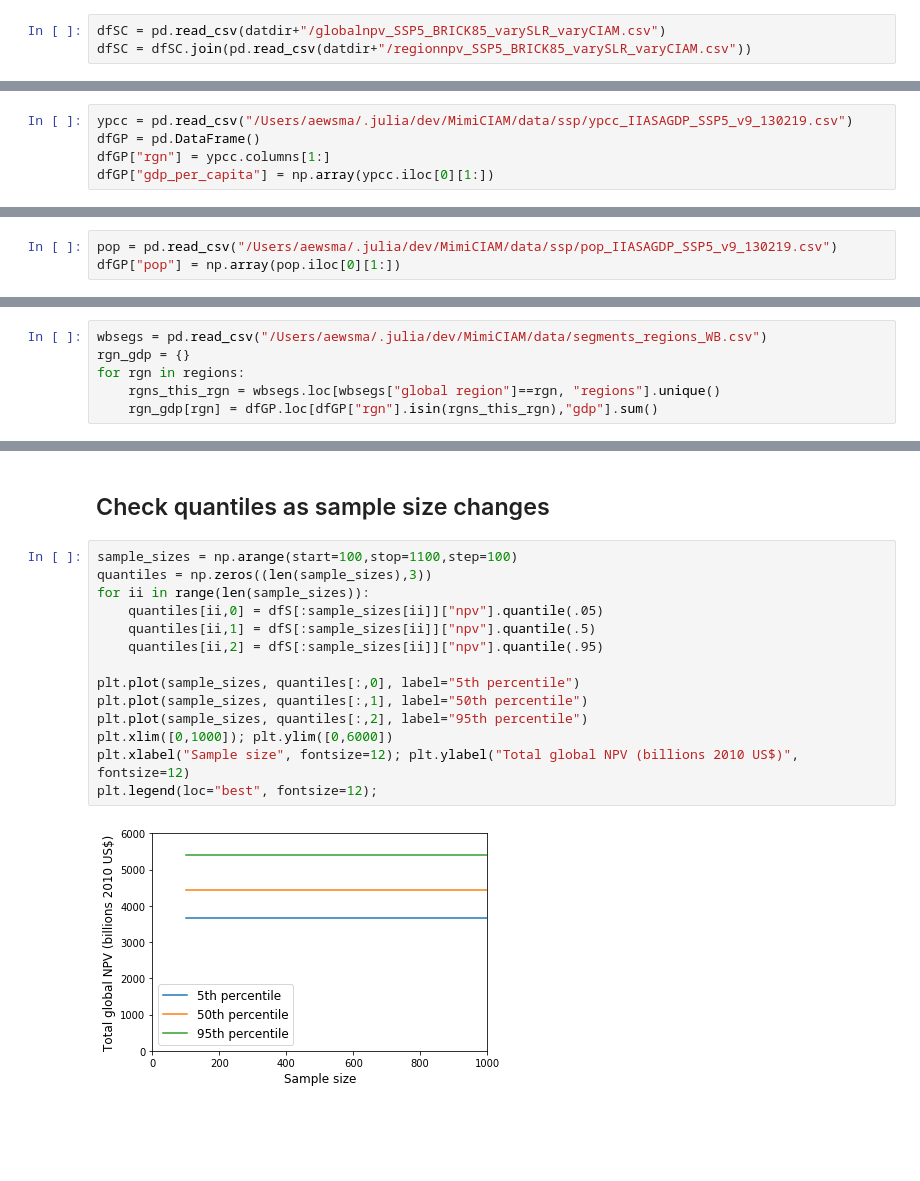
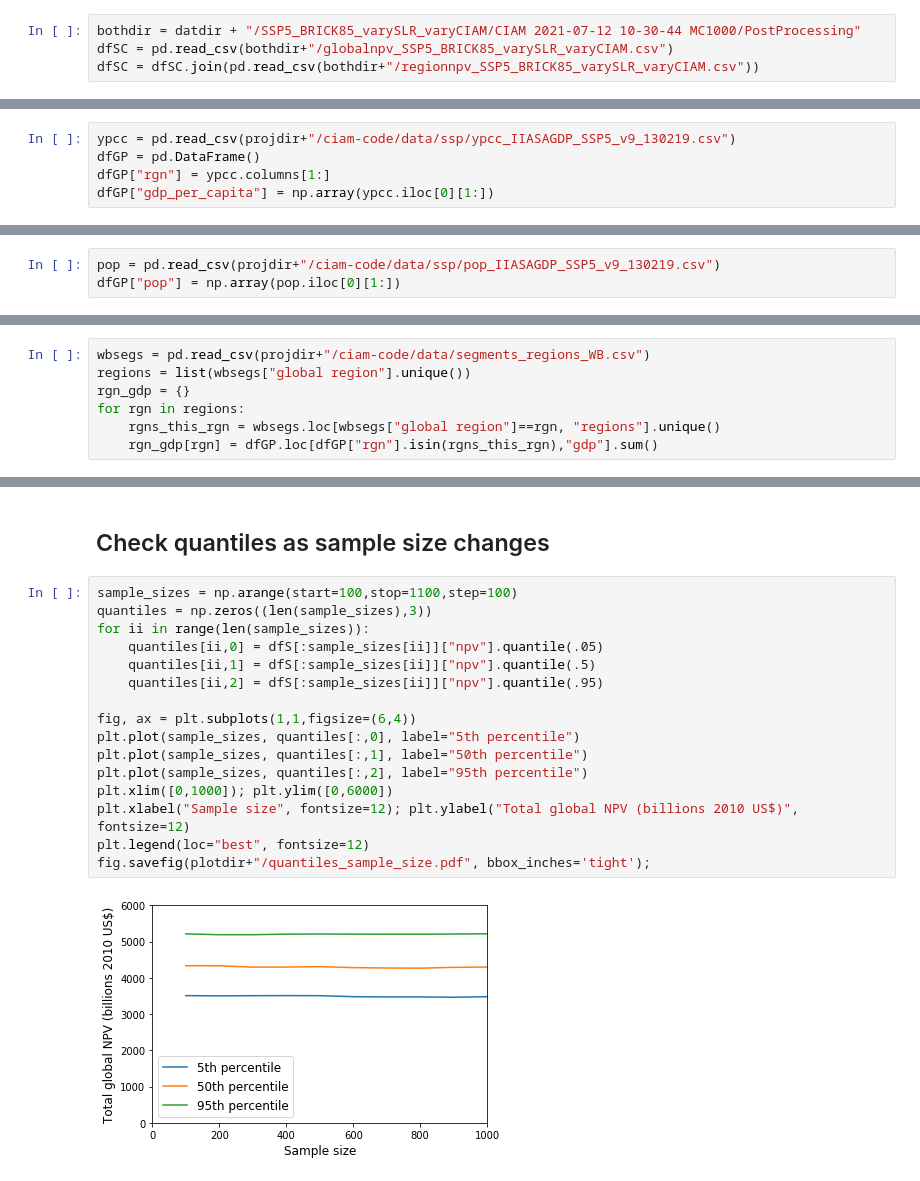
Before and after one commit to raddleverse/CIAM_uncertainty_propagation, a Jupyter notebook: plotsAndAnalysis_uncertaintyPropagation.ipynb, the cells around one changed output, grey strips where cells are left out. Cells and saved outputs as stored; diff of their text form; blank space fills up the shorter version.

```diff
--- a/plotsAndAnalysis_uncertaintyPropagation.ipynb
+++ b/plotsAndAnalysis_uncertaintyPropagation.ipynb
@@ -37,8 +51,9 @@ dfC = dfC.join(pd.read_csv(datdir+"/regionnpv_SSP5_BRICK85_varyCIAM.csv"))
 # %% [markdown]
 ### Both SLR and CIAM uncertainty
 # %%
-dfSC = pd.read_csv(datdir+"/globalnpv_SSP5_BRICK85_varySLR_varyCIAM.csv")
-dfSC = dfSC.join(pd.read_csv(datdir+"/regionnpv_SSP5_BRICK85_varySLR_varyCIAM.csv"))
+bothdir = datdir + "/SSP5_BRICK85_varySLR_varyCIAM/CIAM 2021-07-12 10-30-44 MC1000/PostProcessing"
+dfSC = pd.read_csv(bothdir+"/globalnpv_SSP5_BRICK85_varySLR_varyCIAM.csv")
+dfSC = dfSC.join(pd.read_csv(bothdir+"/regionnpv_SSP5_BRICK85_varySLR_varyCIAM.csv"))
 # %% [markdown]
 ### Histogram
 # %% [markdown]
@@ -105,14 +132,14 @@ ax2.set_xlim(ax1.get_xlim());
 
 Grabbing just the first year (2010). All in US$2010.
 # %%
-ypcc = pd.read_csv("/Users/aewsma/.julia/dev/MimiCIAM/data/ssp/ypcc_IIASAGDP_SSP5_v9_130219.csv")
+ypcc = pd.read_csv(projdir+"/ciam-code/data/ssp/ypcc_IIASAGDP_SSP5_v9_130219.csv")
 dfGP = pd.DataFrame()
 dfGP["rgn"] = ypcc.columns[1:]
 dfGP["gdp_per_capita"] = np.array(ypcc.iloc[0][1:])
 # %% [markdown]
 ### population (millions)
 # %%
-pop = pd.read_csv("/Users/aewsma/.julia/dev/MimiCIAM/data/ssp/pop_IIASAGDP_SSP5_v9_130219.csv")
+pop = pd.read_csv(projdir+"/ciam-code/data/ssp/pop_IIASAGDP_SSP5_v9_130219.csv")
 dfGP["pop"] = np.array(pop.iloc[0][1:])
 # %% [markdown]
 ### get total GDP
@@ -125,7 +152,8 @@ dfGP["gdp"] = dfGP["gdp_per_capita"]*dfGP["pop"]*1e6/1e9
 
 gdp is in units of billions US$2010, since hte NPV results are also billions
 # %%
-wbsegs = pd.read_csv("/Users/aewsma/.julia/dev/MimiCIAM/data/segments_regions_WB.csv")
+wbsegs = pd.read_csv(projdir+"/ciam-code/data/segments_regions_WB.csv")
+regions = list(wbsegs["global region"].unique())
 rgn_gdp = {}
 for rgn in regions:
     rgns_this_rgn = wbsegs.loc[wbsegs["global region"]==rgn, "regions"].unique()
@@ -269,16 +288,18 @@ for row in range(1,4):
 # %%
 sample_sizes = np.arange(start=100,stop=1100,step=100)
 quantiles = np.zeros((len(sample_sizes),3))
 for ii in range(len(sample_sizes)):
     quantiles[ii,0] = dfS[:sample_sizes[ii]]["npv"].quantile(.05)
     quantiles[ii,1] = dfS[:sample_sizes[ii]]["npv"].quantile(.5)
     quantiles[ii,2] = dfS[:sample_sizes[ii]]["npv"].quantile(.95)
 
+fig, ax = plt.subplots(1,1,figsize=(6,4))
 plt.plot(sample_sizes, quantiles[:,0], label="5th percentile")
 plt.plot(sample_sizes, quantiles[:,1], label="50th percentile")
 plt.plot(sample_sizes, quantiles[:,2], label="95th percentile")
 plt.xlim([0,1000]); plt.ylim([0,6000])
 plt.xlabel("Sample size", fontsize=12); plt.ylabel("Total global NPV (billions 2010 US$)", fontsize=12)
-plt.legend(loc="best", fontsize=12);
+plt.legend(loc="best", fontsize=12)
+fig.savefig(plotdir+"/quantiles_sample_size.pdf", bbox_inches='tight');
 # %% [output]
-[figure, old version]
+[figure, new version]
```
Also changed, not shown: parts of 19 cells of this notebook, 2 other files.
